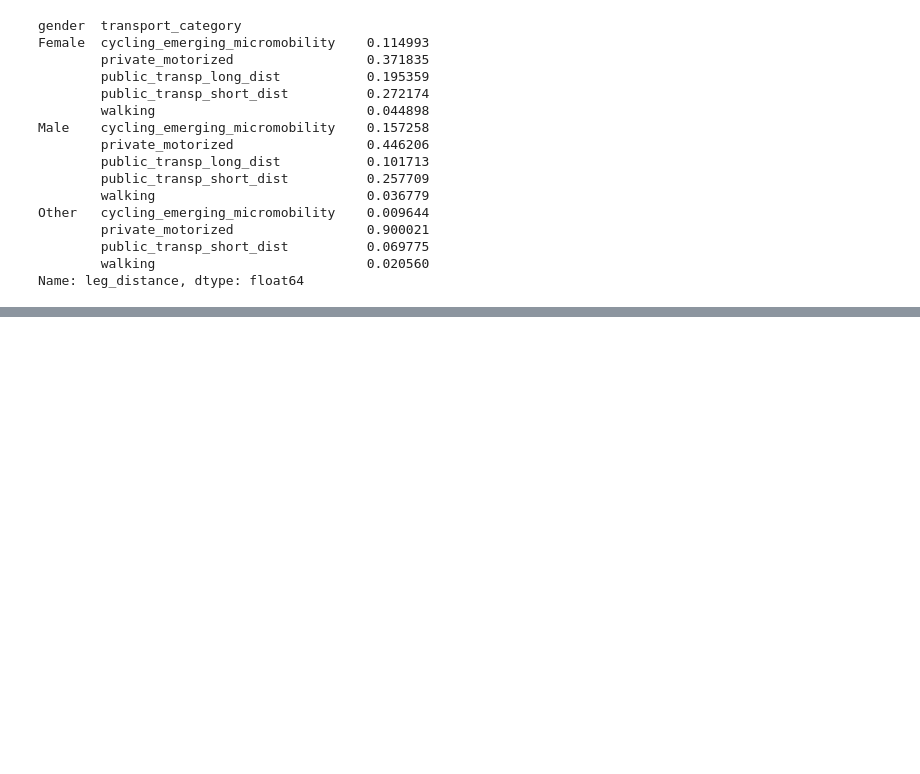
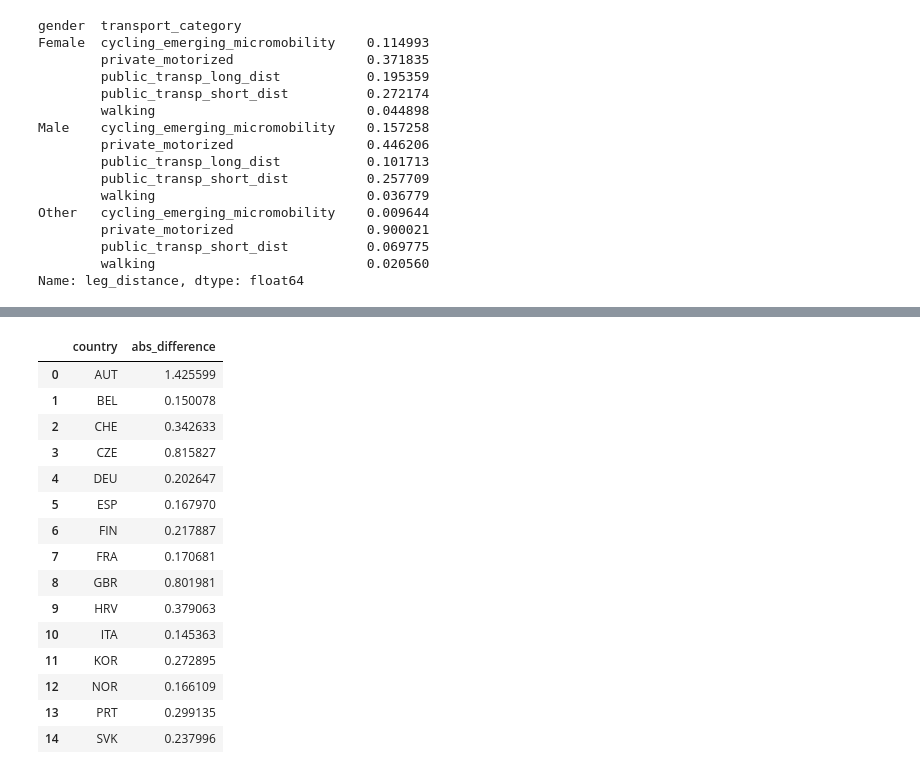
Before and after one commit to zavidos/SmartCitiesLab, a Jupyter notebook: dataset_analysis.ipynb, the cells around one changed output, grey strips where cells are left out. Saved outputs shown, nothing was run; the diff lists cells and outputs as text; code cells hidden in the pictures; blank space fills up the shorter version.

```diff
--- a/dataset_analysis.ipynb
+++ b/dataset_analysis.ipynb
@@ -480,0 +568,23 @@ plt.xticks(rotation=45)
+# %%
+
+# Group by 'country' and sum the 'difference' column
+country_difference_sum = prp_pivot.groupby('country')['abs_difference'].sum().reset_index()
+
+country_difference_sum
+# %% [output]
+|  | country | abs_difference |
+| 0 | AUT | 1.425599 |
+| 1 | BEL | 0.150078 |
+| 2 | CHE | 0.342633 |
+| 3 | CZE | 0.815827 |
+| 4 | DEU | 0.202647 |
+| 5 | ESP | 0.167970 |
+| 6 | FIN | 0.217887 |
+| 7 | FRA | 0.170681 |
+| 8 | GBR | 0.801981 |
+| 9 | HRV | 0.379063 |
+| 10 | ITA | 0.145363 |
+| 11 | KOR | 0.272895 |
+| 12 | NOR | 0.166109 |
+| 13 | PRT | 0.299135 |
+| 14 | SVK | 0.237996 |
```
Also changed, not shown: parts of 31 cells of this notebook, 2 other files.
